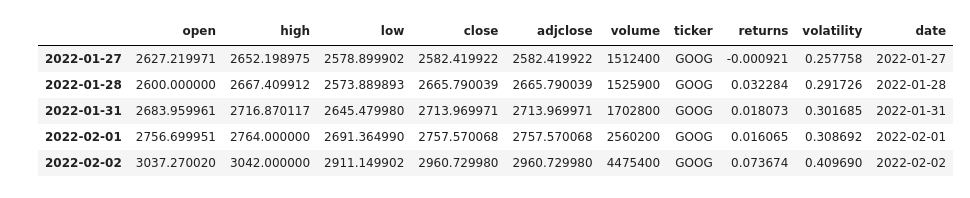
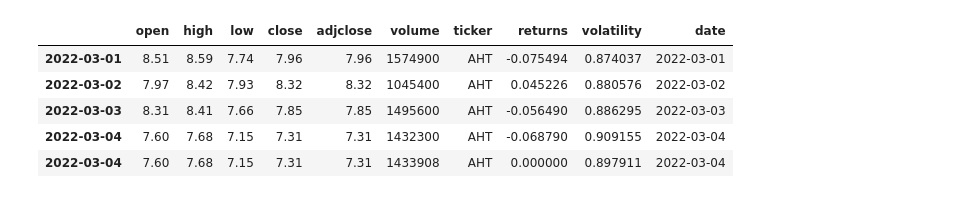
Before and after one commit to andermy/yahooScraper, a Jupyter notebook: test.ipynb, the cells around one changed output. Saved outputs shown, nothing was run; the diff lists cells and outputs as text; code cells hidden in the pictures.

```diff
--- a/test.ipynb
+++ b/test.ipynb
@@ -55,27 +83,27 @@ apple2 = apple2[apple2['date']==apple2['Last Trade Date']]
 # %%
 # set stock ticker symbol
-stock_symbol = ticker
+stock_symbol = c[10]
 
 # set date range for historical prices
 end_time = date.today()
 start_time = end_time - timedelta(days=400)
 
 # reformat date range
 end = end_time.strftime('%Y-%m-%d')
 start = start_time.strftime('%Y-%m-%d')
 
 # get daily stock prices over date range
 prices = get_data(stock_symbol, start, end, 'daily')
 #compute daily returns and 20 day moving historical volatility
 window_size = 20
 prices['returns']=prices['close'].pct_change()
 prices['volatility']=prices['returns'].rolling(window_size).std()*(252**0.5)
 prices['date'] = prices.index
 prices.tail()
 # %% [output]
 |  | open | high | low | close | adjclose | volume | ticker | returns | volatility | date |
-| 2022-01-27 | 2627.219971 | 2652.198975 | 2578.899902 | 2582.419922 | 2582.419922 | 1512400 | GOOG | -0.000921 | 0.257758 | 2022-01-27 |
-| 2022-01-28 | 2600.000000 | 2667.409912 | 2573.889893 | 2665.790039 | 2665.790039 | 1525900 | GOOG | 0.032284 | 0.291726 | 2022-01-28 |
-| 2022-01-31 | 2683.959961 | 2716.870117 | 2645.479980 | 2713.969971 | 2713.969971 | 1702800 | GOOG | 0.018073 | 0.301685 | 2022-01-31 |
-| 2022-02-01 | 2756.699951 | 2764.000000 | 2691.364990 | 2757.570068 | 2757.570068 | 2560200 | GOOG | 0.016065 | 0.308692 | 2022-02-01 |
-| 2022-02-02 | 3037.270020 | 3042.000000 | 2911.149902 | 2960.729980 | 2960.729980 | 4475400 | GOOG | 0.073674 | 0.409690 | 2022-02-02 |
+| 2022-03-01 | 8.51 | 8.59 | 7.74 | 7.96 | 7.96 | 1574900 | AHT | -0.075494 | 0.874037 | 2022-03-01 |
+| 2022-03-02 | 7.97 | 8.42 | 7.93 | 8.32 | 8.32 | 1045400 | AHT | 0.045226 | 0.880576 | 2022-03-02 |
+| 2022-03-03 | 8.31 | 8.41 | 7.66 | 7.85 | 7.85 | 1495600 | AHT | -0.056490 | 0.886295 | 2022-03-03 |
+| 2022-03-04 | 7.60 | 7.68 | 7.15 | 7.31 | 7.31 | 1432300 | AHT | -0.068790 | 0.909155 | 2022-03-04 |
+| 2022-03-04 | 7.60 | 7.68 | 7.15 | 7.31 | 7.31 | 1433908 | AHT | 0.000000 | 0.897911 | 2022-03-04 |
```
Also changed, not shown: parts of 42 cells of this notebook, 2 other files.
